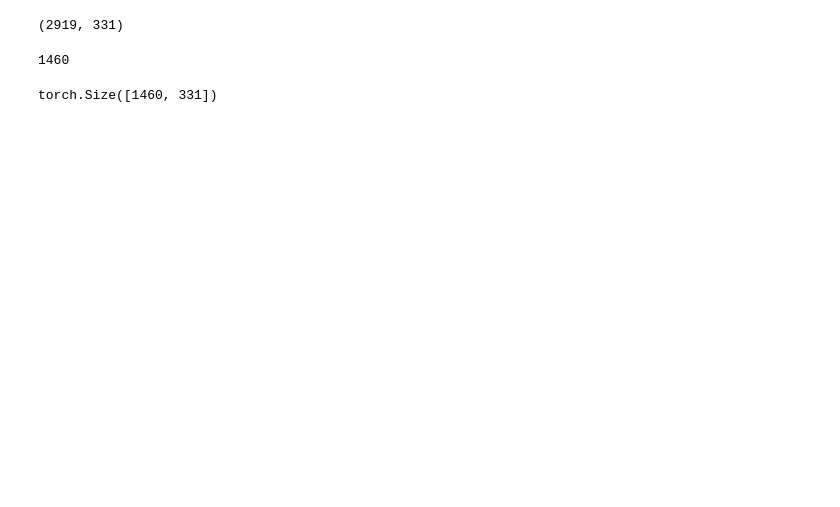
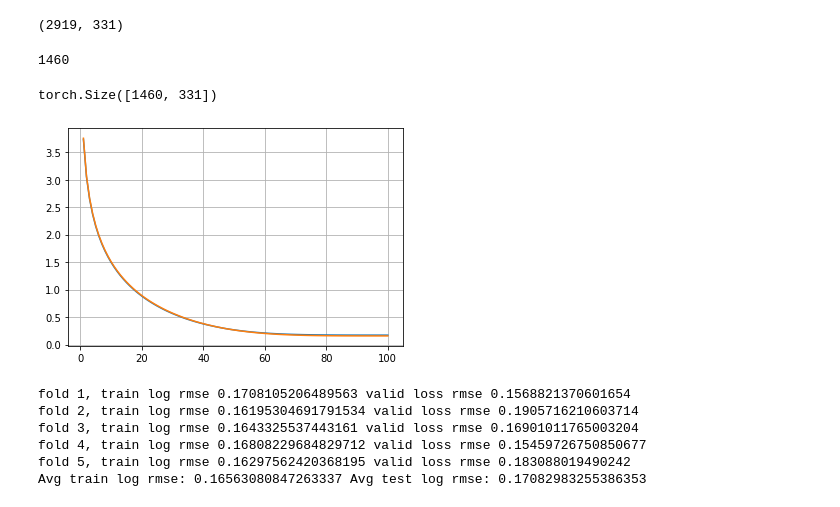
Before and after one commit to fanbyprinciple/d2l-fanbyprinciple, a Jupyter notebook: ch4_multilayer_perceptron/ch4.8 downloading kaggle dataset.ipynb, the cells around one changed output. Saved outputs shown, nothing was run; the diff lists cells and outputs as text; code cells hidden in the pictures; blank space fills up the shorter version.

```diff
--- a/ch4_multilayer_perceptron/ch4.8 downloading kaggle dataset.ipynb
+++ b/ch4_multilayer_perceptron/ch4.8 downloading kaggle dataset.ipynb
@@ -158,34 +158,34 @@ def get_net(in_features= in_features):
 def log_rmse(net, features, labels, loss):
     y_hat= torch.clamp(net(features), 1, float('inf'))
 
-    return torch.sqrt(loss(torch.log(y_hat) - torch.log(y))).item()
+    return torch.sqrt(loss(torch.log(y_hat),torch.log(labels))).item()
 # %%
-def train(net, train_features, train_labels, test_features, test_labels, num_epochs, loss, batch_size, weight_decay, lr):
+def train(net, train_features, train_labels, test_features, test_labels, num_epochs, batch_size, weight_decay, lr):
     train_dataset = torch.utils.data.TensorDataset(*(train_features, train_labels))
-    train_iter= torch.utils.data.TrainDataLoader(train_dataset, shuffle=True, batch_size=batch_size)
+    train_iter= torch.utils.data.DataLoader(train_dataset, shuffle=True, batch_size=batch_size)
 
     train_ls = []
     test_ls = []
 
     optimizer = torch.optim.Adam(net.parameters(), lr=lr, weight_decay=weight_decay)
-
+    loss = nn.MSELoss()
     for epoch in range(num_epochs):
         for X, y in train_iter:
             y_hat = net(X)
             l = loss(y_hat, y)
 
             optimizer.zero_grad()
-            loss.backward()
+            l.backward()
             optimizer.step()
 
         train_error = log_rmse(net, train_features, train_labels, loss )
         train_ls.append(train_error)
-        print(f"The rmse loss for the epoch {epoch} is {train_error}")
+#         print(f"The rmse loss for the epoch {epoch} is {train_error}")
 
         if(test_labels is not None):
             test_error = log_rmse(net, test_features, test_labels, loss )
             test_ls.append(test_error)
-            print(f"The rmse loss for the epoch {epoch} is {test_error}")
+#             print(f"The rmse loss for the epoch {epoch} is {test_error}")
 
     return train_ls, test_ls
 # %%
@@ -198,8 +198,8 @@ def get_K_fold(k, i, X, y):
 
     for j in range(k):
         current_index = slice(j*fold_size, (j+1) * fold_size)
-        print(current_index)
-        break
+#         print(current_index)
+#         break
         X_part, y_part = X[current_index, :], y[current_index, :]
 
         if j == i :
@@ -214,3 +214,38 @@ def get_K_fold(k, i, X, y):
                 y_train = torch.cat([y_train, y_part],0)
 
     return X_train, y_train, val_train, val_label
+# %%
+import matplotlib.pyplot as plt
+
+def get_k(k, train_features, train_labels, num_epochs,learning_rate, weights_decay, batch_size):
+    train_ls_sum, test_ls_sum = 0,0
+
+    for i in range(k):
+        data = get_K_fold(k, i, train_features, train_labels)
+        net = get_net()
+
+        train_ls, test_ls = train(net, *data, num_epochs, batch_size, weight_decay, learning_rate)
+        train_ls_sum += train_ls[-1]
+        test_ls_sum += test_ls[-1]
+
+        if i==0:
+            plt.plot(range(1, num_epochs+1), train_ls)
+            plt.plot(range(1,num_epochs+1), test_ls)
+            plt.grid(True)
+            plt.show()
+
+        print(f'fold {i + 1}, train log rmse {float(train_ls[-1])} valid loss rmse {float(test_ls[-1])}')
+    return train_ls_sum/k, test_ls_sum/k
+# %%
+k, num_epochs, lr, weight_decay, batch_size = 5,100,5,0,64
+
+train_l, test_l = get_k(k, train_features, train_labels, num_epochs,lr, weight_decay, batch_size)
+print(f'Avg train log rmse: {float(train_l)} Avg test log rmse: {float(test_l)}')
+# %% [output]
+[figure, added]
+fold 1, train log rmse 0.1708105206489563 valid loss rmse 0.1568821370601654
+fold 2, train log rmse 0.16195304691791534 valid loss rmse 0.1905716210603714
+fold 3, train log rmse 0.1643325537443161 valid loss rmse 0.16901011765003204
+fold 4, train log rmse 0.16808229684829712 valid loss rmse 0.15459726750850677
+fold 5, train log rmse 0.16297562420368195 valid loss rmse 0.183088019490242
+Avg train log rmse: 0.16563080847263337 Avg test log rmse: 0.17082983255386353
```
Also changed, not shown: parts of 2 cells of this notebook, 2 other files.
